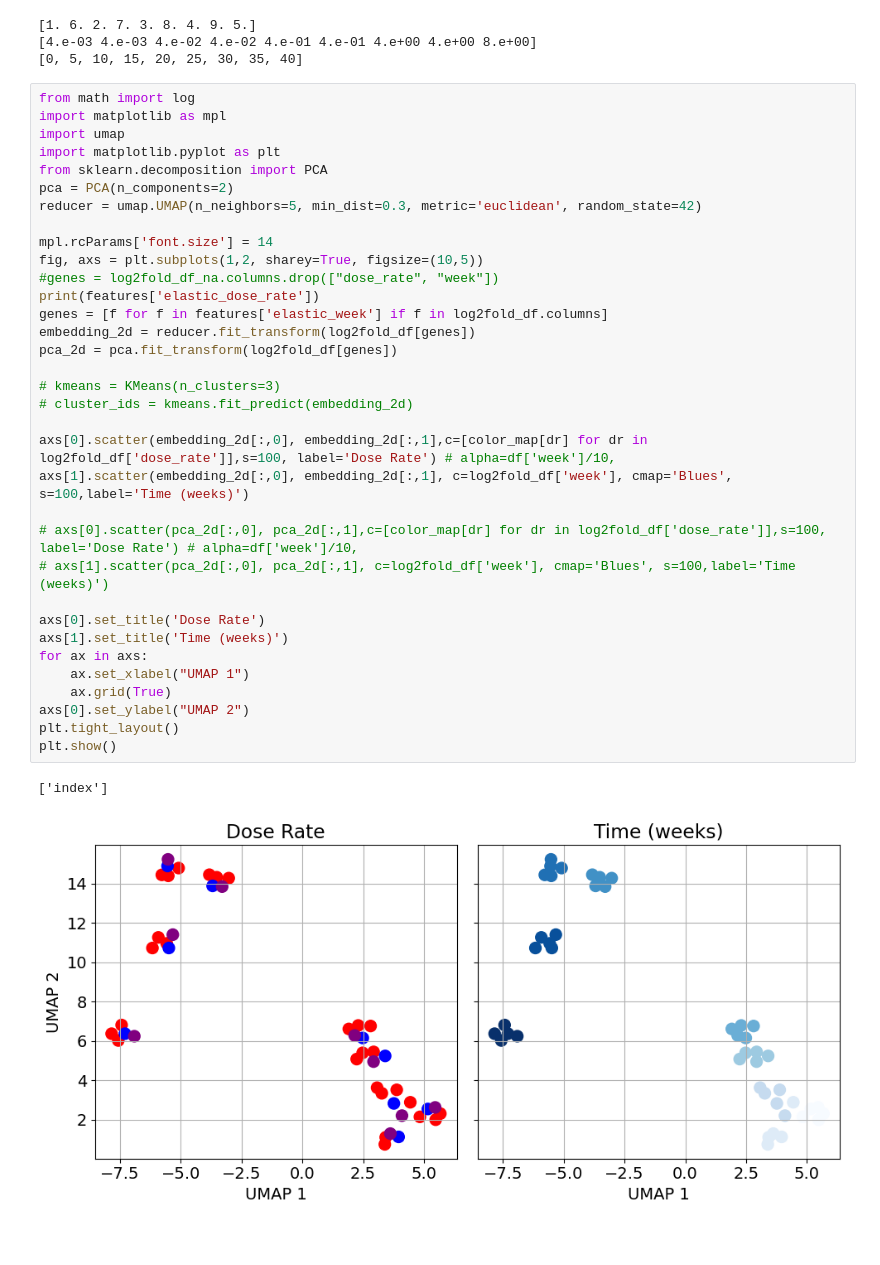
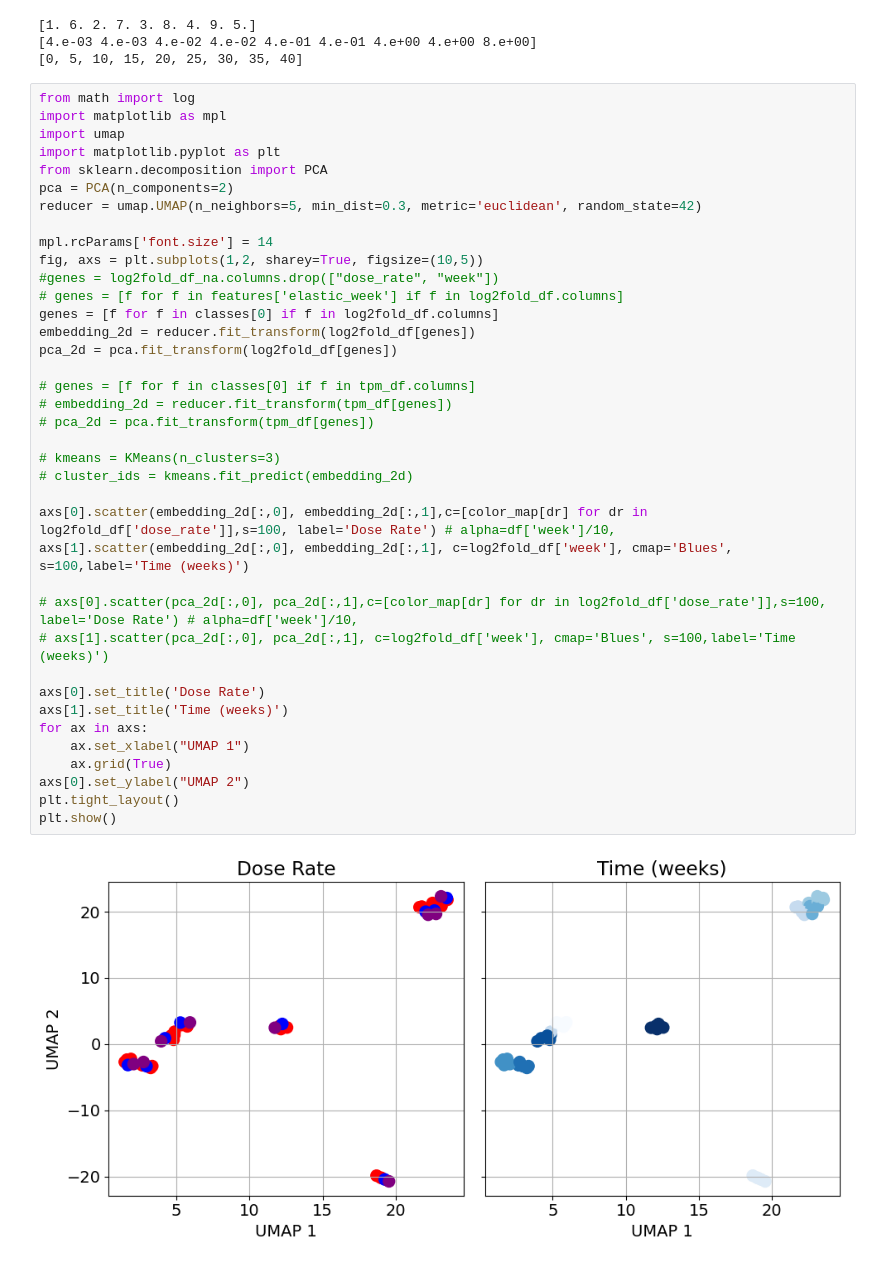
Before and after one commit to shahashka/lucid_cd, a Jupyter notebook: feature_selection.ipynb, the cells around one changed output. Saved outputs shown, nothing was run; the diff lists cells and outputs as text; blank space fills up the shorter version.

```diff
--- a/feature_selection.ipynb
+++ b/feature_selection.ipynb
@@ -144,34 +196,37 @@ import matplotlib as mpl
 import umap
 import matplotlib.pyplot as plt
 from sklearn.decomposition import PCA
 pca = PCA(n_components=2)
 reducer = umap.UMAP(n_neighbors=5, min_dist=0.3, metric='euclidean', random_state=42)
 
 mpl.rcParams['font.size'] = 14
 fig, axs = plt.subplots(1,2, sharey=True, figsize=(10,5))
 #genes = log2fold_df_na.columns.drop(["dose_rate", "week"])
-print(features['elastic_dose_rate'])
-genes = [f for f in features['elastic_week'] if f in log2fold_df.columns]
+# genes = [f for f in features['elastic_week'] if f in log2fold_df.columns]
+genes = [f for f in classes[0] if f in log2fold_df.columns]
 embedding_2d = reducer.fit_transform(log2fold_df[genes])
 pca_2d = pca.fit_transform(log2fold_df[genes])
+
+# genes = [f for f in classes[0] if f in tpm_df.columns]
+# embedding_2d = reducer.fit_transform(tpm_df[genes])
+# pca_2d = pca.fit_transform(tpm_df[genes])
 
 # kmeans = KMeans(n_clusters=3)
 # cluster_ids = kmeans.fit_predict(embedding_2d)
 
 axs[0].scatter(embedding_2d[:,0], embedding_2d[:,1],c=[color_map[dr] for dr in log2fold_df['dose_rate']],s=100, label='Dose Rate') # alpha=df['week']/10,
 axs[1].scatter(embedding_2d[:,0], embedding_2d[:,1], c=log2fold_df['week'], cmap='Blues', s=100,label='Time (weeks)')
 
 # axs[0].scatter(pca_2d[:,0], pca_2d[:,1],c=[color_map[dr] for dr in log2fold_df['dose_rate']],s=100, label='Dose Rate') # alpha=df['week']/10,
 # axs[1].scatter(pca_2d[:,0], pca_2d[:,1], c=log2fold_df['week'], cmap='Blues', s=100,label='Time (weeks)')
 
 axs[0].set_title('Dose Rate')
 axs[1].set_title('Time (weeks)')
 for ax in axs:
     ax.set_xlabel("UMAP 1")
     ax.grid(True)
 axs[0].set_ylabel("UMAP 2")
 plt.tight_layout()
 plt.show()
 # %% [output]
-['index']
-[figure, old version]
+[figure, new version]
```
Also changed, not shown: parts of 6 cells of this notebook, 1 other file.
